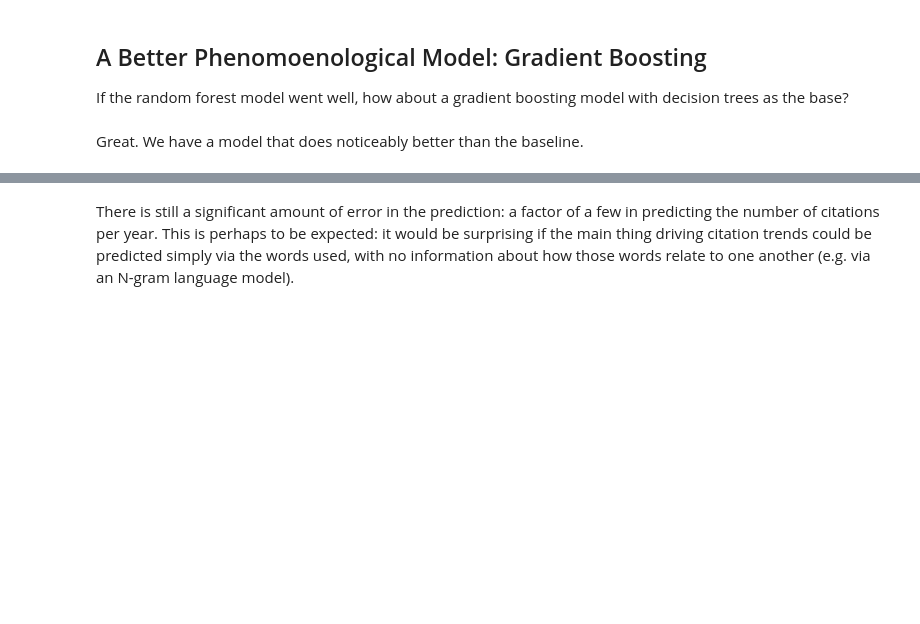
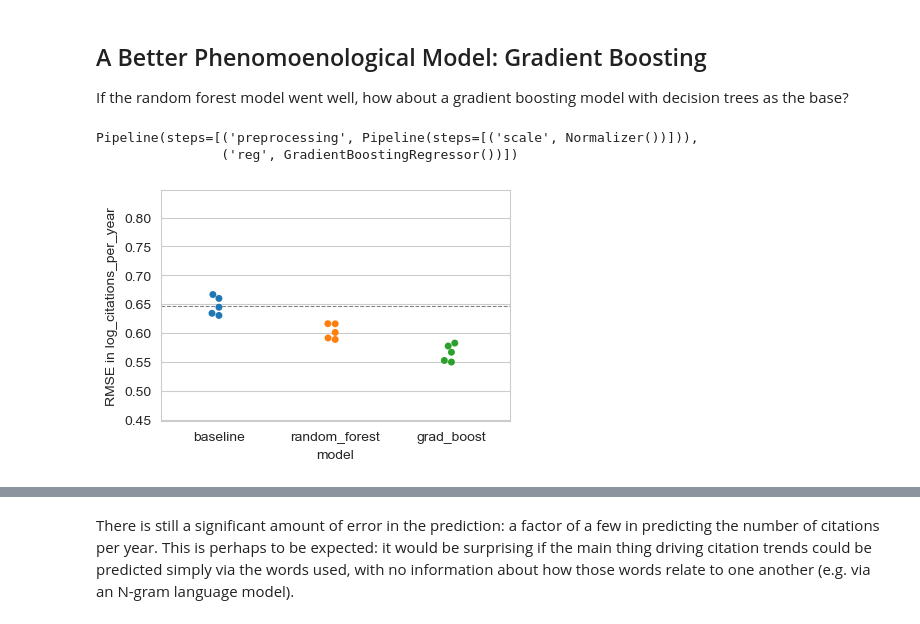
Before and after one commit to zhafen/work-sample, a Jupyter notebook: citation_prediction.ipynb, the cells around one changed output, grey strips where cells are left out. Saved outputs shown, nothing was run; the diff lists cells and outputs as text; code cells hidden in the pictures; blank space fills up the shorter version.

```diff
--- a/citation_prediction.ipynb
+++ b/citation_prediction.ipynb
@@ -483,6 +561,11 @@ model = Pipeline(
         ( 'reg', GradientBoostingRegressor() ),
     ]
 )
+# %%
+model
+# %% [output]
+Pipeline(steps=[('preprocessing', Pipeline(steps=[('scale', Normalizer())])),
+                ('reg', GradientBoostingRegressor())])
 # %%
 # Perform and store cross validation
 crossvals['grad_boost'] = verdict.Dict( cross_validate(
@@ -497,8 +580,8 @@ crossvals['grad_boost'] = verdict.Dict( cross_validate(
 # Let's go ahead and drop the linear regression model so it's not distracting us.
 del crossvals['linear_regression']
 # %%
-fig = rmse_swarmplot( crossvals, y_lim=(sample_std-0.2, sample_std+0.2) )
+rmse_swarmplot( crossvals, y_lim=(sample_std-0.2, sample_std+0.2) )
+# %% [output]
+[figure, added]
-# %% [markdown]
-Great. We have a model that does noticeably better than the baseline.
 # %%
 print( 'We can predict the number of citations to within a factor of ~{:.2g} on average.'.format( 10.**-crossvals['grad_boost']['test_score'].mean() ) )
```
Also changed, not shown: parts of 67 cells of this notebook.
